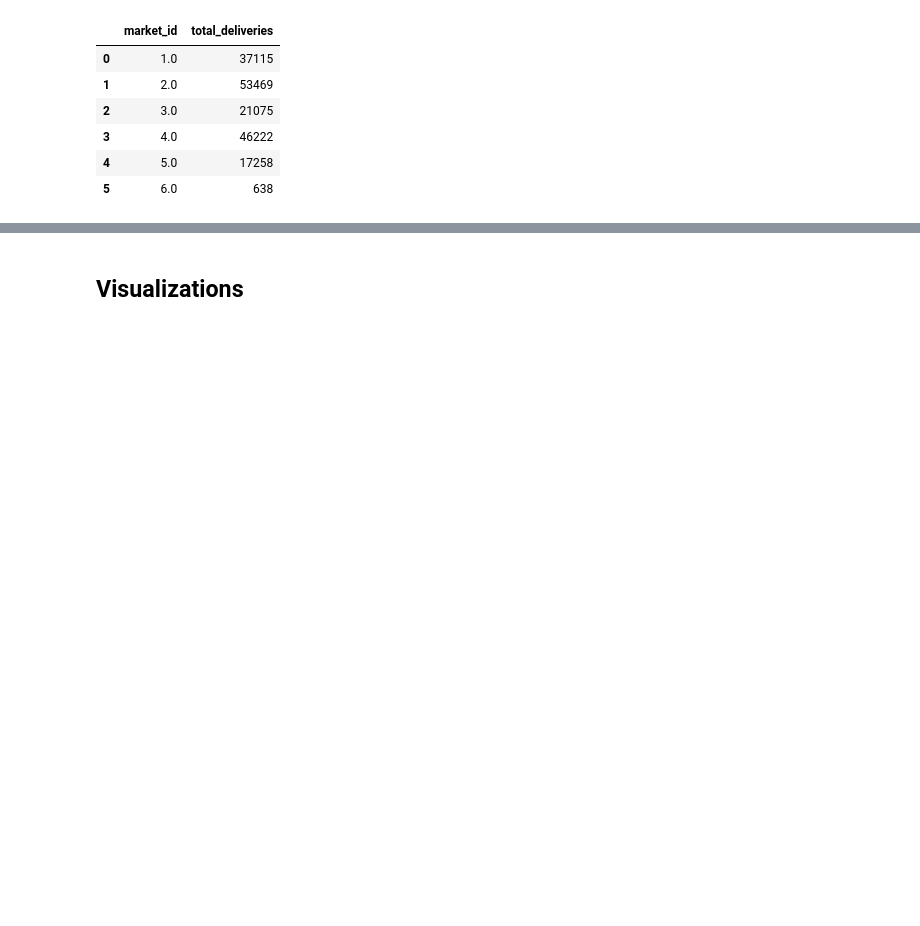
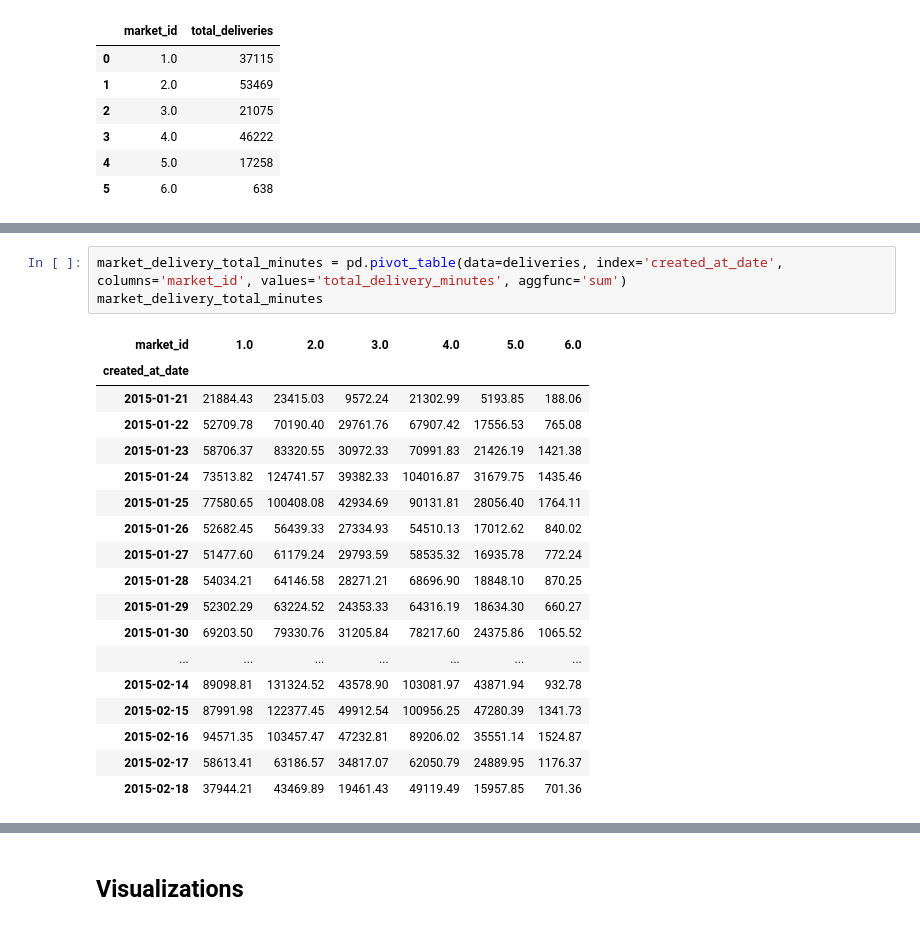
Before and after one commit to ShaneJett-DS/Doordash_Delivery_Analysis, a Jupyter notebook: delivery_eda.ipynb, the cells around one changed output, grey strips where cells are left out. Saved outputs shown, nothing was run; the diff lists cells and outputs as text; blank space fills up the shorter version.

```diff
--- a/delivery_eda.ipynb
+++ b/delivery_eda.ipynb
@@ -285,3 +285,25 @@ delivery_totals
 | 2015-02-16 | 1419 | 2118 | 859 | 1784 | 726 | 29 |
 | 2015-02-17 | 1131 | 1538 | 733 | 1368 | 598 | 25 |
 | 2015-02-18 | 752 | 1015 | 416 | 1013 | 360 | 17 |
+# %%
+market_delivery_total_minutes = pd.pivot_table(data=deliveries, index='created_at_date', columns='market_id', values='total_delivery_minutes', aggfunc='sum')
+market_delivery_total_minutes
+# %% [output]
+| market_id | 1.0 | 2.0 | 3.0 | 4.0 | 5.0 | 6.0 |
+| created_at_date |  |  |  |  |  |  |
+| 2015-01-21 | 21884.43 | 23415.03 | 9572.24 | 21302.99 | 5193.85 | 188.06 |
+| 2015-01-22 | 52709.78 | 70190.40 | 29761.76 | 67907.42 | 17556.53 | 765.08 |
+| 2015-01-23 | 58706.37 | 83320.55 | 30972.33 | 70991.83 | 21426.19 | 1421.38 |
+| 2015-01-24 | 73513.82 | 124741.57 | 39382.33 | 104016.87 | 31679.75 | 1435.46 |
+| 2015-01-25 | 77580.65 | 100408.08 | 42934.69 | 90131.81 | 28056.40 | 1764.11 |
+| 2015-01-26 | 52682.45 | 56439.33 | 27334.93 | 54510.13 | 17012.62 | 840.02 |
+| 2015-01-27 | 51477.60 | 61179.24 | 29793.59 | 58535.32 | 16935.78 | 772.24 |
+| 2015-01-28 | 54034.21 | 64146.58 | 28271.21 | 68696.90 | 18848.10 | 870.25 |
+| 2015-01-29 | 52302.29 | 63224.52 | 24353.33 | 64316.19 | 18634.30 | 660.27 |
+| 2015-01-30 | 69203.50 | 79330.76 | 31205.84 | 78217.60 | 24375.86 | 1065.52 |
+| ... | ... | ... | ... | ... | ... | ... |
+| 2015-02-14 | 89098.81 | 131324.52 | 43578.90 | 103081.97 | 43871.94 | 932.78 |
+| 2015-02-15 | 87991.98 | 122377.45 | 49912.54 | 100956.25 | 47280.39 | 1341.73 |
+| 2015-02-16 | 94571.35 | 103457.47 | 47232.81 | 89206.02 | 35551.14 | 1524.87 |
+| 2015-02-17 | 58613.41 | 63186.57 | 34817.07 | 62050.79 | 24889.95 | 1176.37 |
+| 2015-02-18 | 37944.21 | 43469.89 | 19461.43 | 49119.49 | 15957.85 | 701.36 |
```
Also changed, not shown: parts of 6 cells of this notebook.
